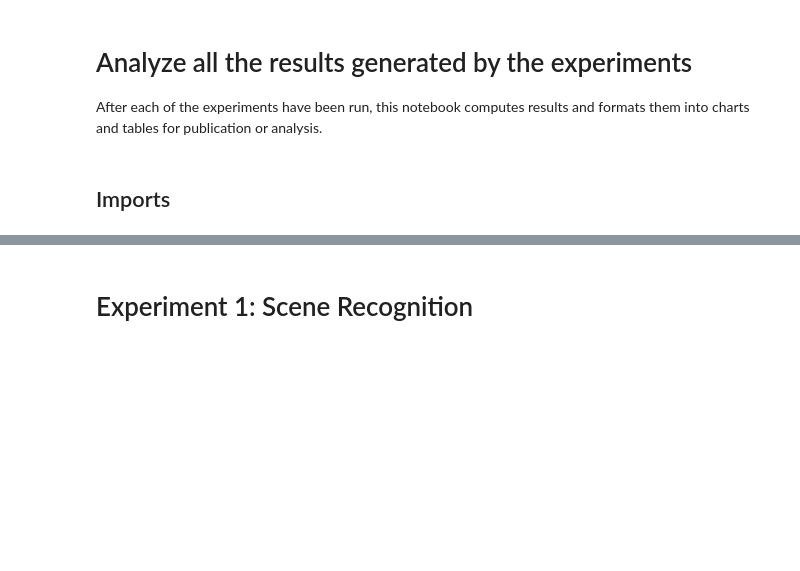
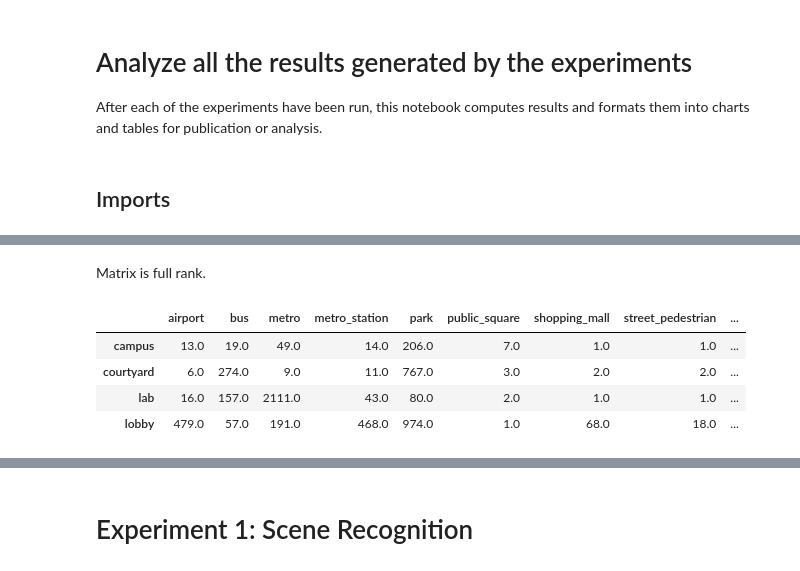
Before and after one commit to roboav8r/GrACIAS, a Jupyter notebook: scripts/analysis/analyze_all_results.ipynb, the cells around one changed output, grey strips where cells are left out. Saved outputs shown, nothing was run; the diff lists cells and outputs as text; code cells hidden in the pictures; blank space fills up the shorter version.

```diff
--- a/scripts/analysis/analyze_all_results.ipynb
+++ b/scripts/analysis/analyze_all_results.ipynb
@@ -12,0 +32,11 @@ import matplotlib.pyplot as plt
+# %% [markdown]
+Matrix is full rank.
+# %%
+smoothed_audio_scene_model_df = pd.read_csv('../../results/exp0_obs_models/scene_recognition/cpjku_audio_scene_obs_model_smoothed.csv',index_col=0)
+smoothed_audio_scene_model_df
+# %% [output]
+|  | airport | bus | metro | metro_station | park | public_square | shopping_mall | street_pedestrian | ... |
+| campus | 13.0 | 19.0 | 49.0 | 14.0 | 206.0 | 7.0 | 1.0 | 1.0 | ... |
+| courtyard | 6.0 | 274.0 | 9.0 | 11.0 | 767.0 | 3.0 | 2.0 | 2.0 | ... |
+| lab | 16.0 | 157.0 | 2111.0 | 43.0 | 80.0 | 2.0 | 1.0 | 1.0 | ... |
+| lobby | 479.0 | 57.0 | 191.0 | 468.0 | 974.0 | 1.0 | 68.0 | 18.0 | ... |
```
Also changed, not shown: parts of 14 cells of this notebook, 12 other files.
